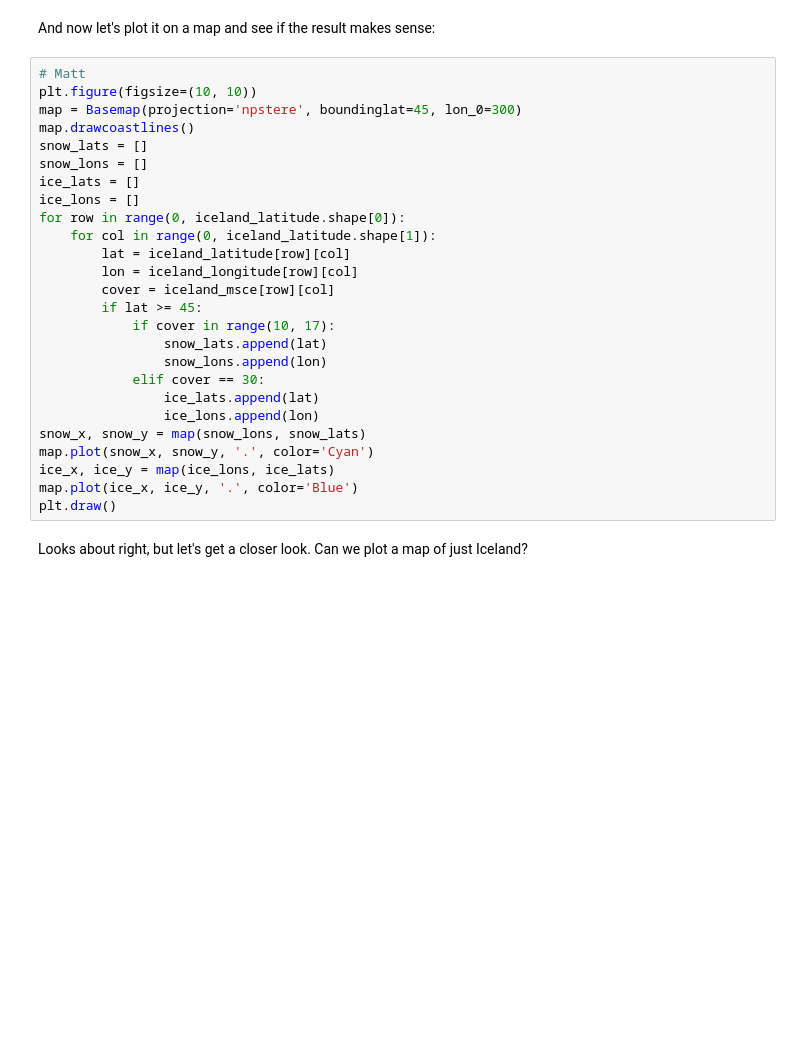
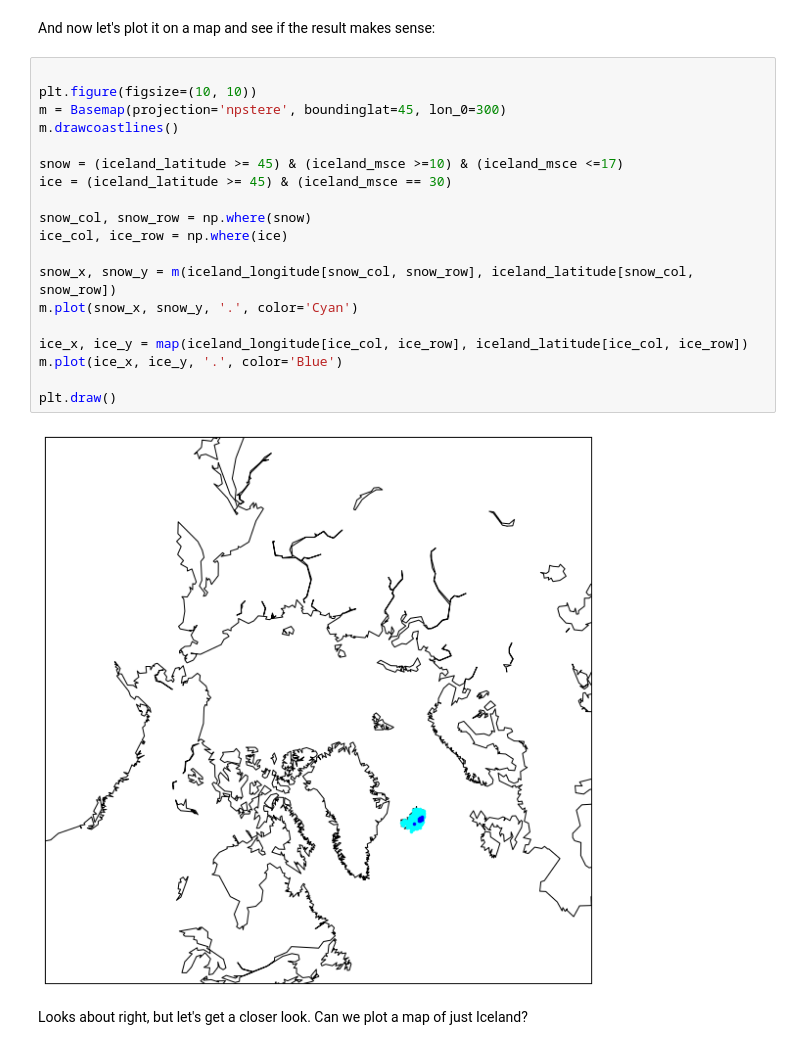
Before and after one commit to p-madden/sea-2016-tutorial, a Jupyter notebook: module-3.ipynb, the cells around one changed output. Cells and saved outputs as stored; diff of their text form; blank space fills up the shorter version.

```diff
--- a/module-3.ipynb
+++ b/module-3.ipynb
@@ -143,32 +135,27 @@ iceland_longitude = np.array(iceland_dataset.variables['longitude'])
 iceland_msce = np.array(iceland_dataset.variables['merged_snow_cover_extent'])[0, :, :]
 # %% [markdown]
 And now let's plot it on a map and see if the result makes sense:
-# %%
-# Matt
-plt.figure(figsize=(10, 10))
-map = Basemap(projection='npstere', boundinglat=45, lon_0=300)
-map.drawcoastlines()
-snow_lats = []
-snow_lons = []
-ice_lats = []
-ice_lons = []
-for row in range(0, iceland_latitude.shape[0]):
-    for col in range(0, iceland_latitude.shape[1]):
-        lat = iceland_latitude[row][col]
-        lon = iceland_longitude[row][col]
-        cover = iceland_msce[row][col]
-        if lat >= 45:
-            if cover in range(10, 17):
-                snow_lats.append(lat)
-                snow_lons.append(lon)
-            elif cover == 30:
-                ice_lats.append(lat)
-                ice_lons.append(lon)
-snow_x, snow_y = map(snow_lons, snow_lats)
-map.plot(snow_x, snow_y, '.', color='Cyan')
-ice_x, ice_y = map(ice_lons, ice_lats)
-map.plot(ice_x, ice_y, '.', color='Blue')
-plt.draw()
+# %%
+
+plt.figure(figsize=(10, 10))
+m = Basemap(projection='npstere', boundinglat=45, lon_0=300)
+m.drawcoastlines()
+
+snow = (iceland_latitude >= 45) & (iceland_msce >=10) & (iceland_msce <=17)
+ice = (iceland_latitude >= 45) & (iceland_msce == 30)
+
+snow_col, snow_row = np.where(snow)
+ice_col, ice_row = np.where(ice)
+
+snow_x, snow_y = m(iceland_longitude[snow_col, snow_row], iceland_latitude[snow_col, snow_row])
+m.plot(snow_x, snow_y, '.', color='Cyan')
+
+ice_x, ice_y = map(iceland_longitude[ice_col, ice_row], iceland_latitude[ice_col, ice_row])
+m.plot(ice_x, ice_y, '.', color='Blue')
+
+plt.draw()
+# %% [output]
+[figure, added]
 # %% [markdown]
 Looks about right, but let's get a closer look. Can we plot a map of just Iceland?
 # %%
```
Also changed, not shown: parts of 12 cells of this notebook.
